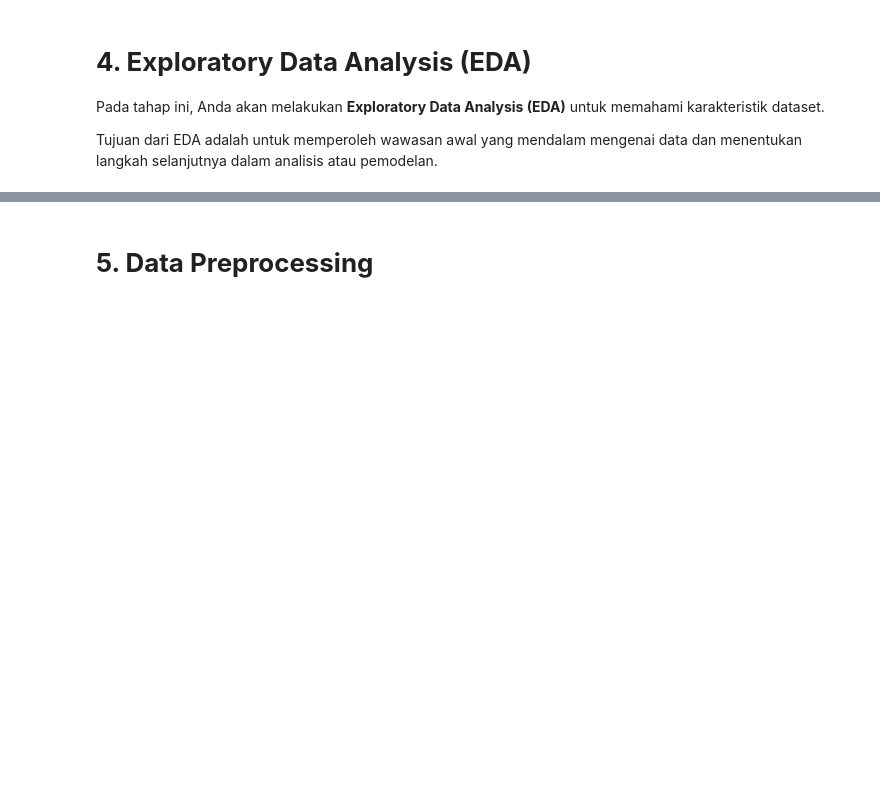
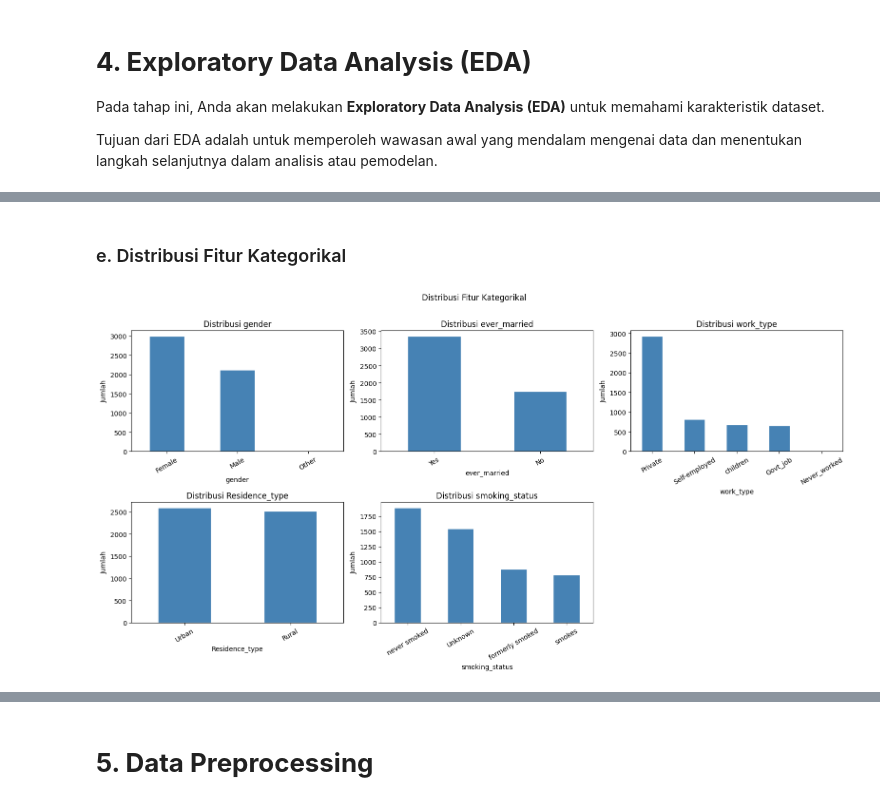
Before and after one commit to Escavora/Eksperimen_SML_Alief_Athallah, a Jupyter notebook: preprocessing/Eksperimen_MSML_Alief-Athallah.ipynb, the cells around one changed output, grey strips where cells are left out. Drawn from its saved outputs; the diff is of its cells as text; code cells hidden in the pictures; blank space fills up the shorter version.

```diff
--- a/preprocessing/Eksperimen_MSML_Alief-Athallah.ipynb
+++ b/preprocessing/Eksperimen_MSML_Alief-Athallah.ipynb
@@ -190,0 +146,19 @@ plt.show()
+# %% [markdown]
+### e. Distribusi Fitur Kategorikal
+# %%
+cat_cols = ['gender', 'ever_married', 'work_type', 'Residence_type', 'smoking_status']
+fig, axes = plt.subplots(2, 3, figsize=(16, 8))
+axes = axes.flatten()
+for i, col in enumerate(cat_cols):
+    df[col].value_counts().plot(kind='bar', ax=axes[i],
+                                color='steelblue', edgecolor='white')
+    axes[i].set_title(f'Distribusi {col}')
+    axes[i].set_ylabel('Jumlah')
+    axes[i].tick_params(axis='x', rotation=30)
+axes[-1].set_visible(False)
+plt.suptitle('Distribusi Fitur Kategorikal', y=1.01)
+plt.tight_layout()
+plt.savefig('eda_categorical_distribution.png', dpi=100)
+plt.show()
+# %% [output]
+[figure, added]
```
Also changed, not shown: parts of 51 cells of this notebook, 4 other files.
